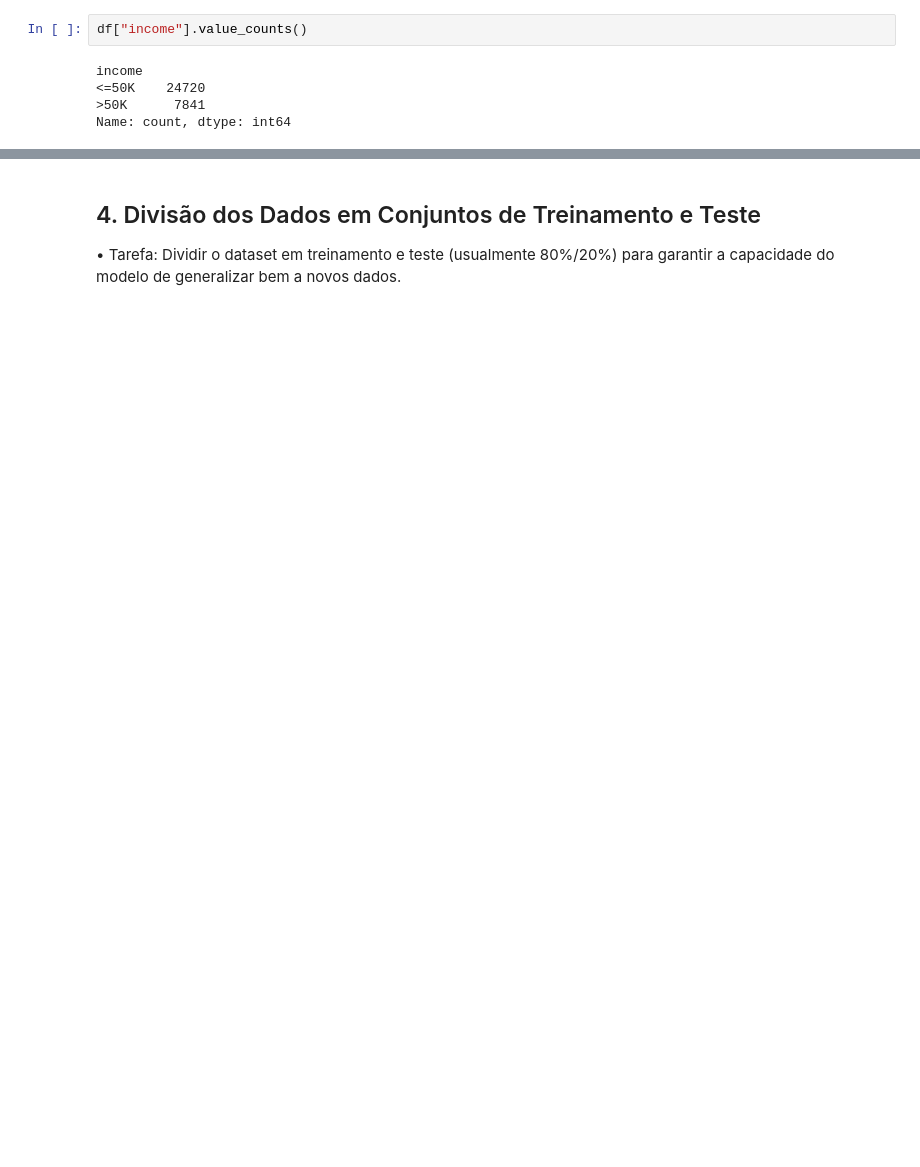
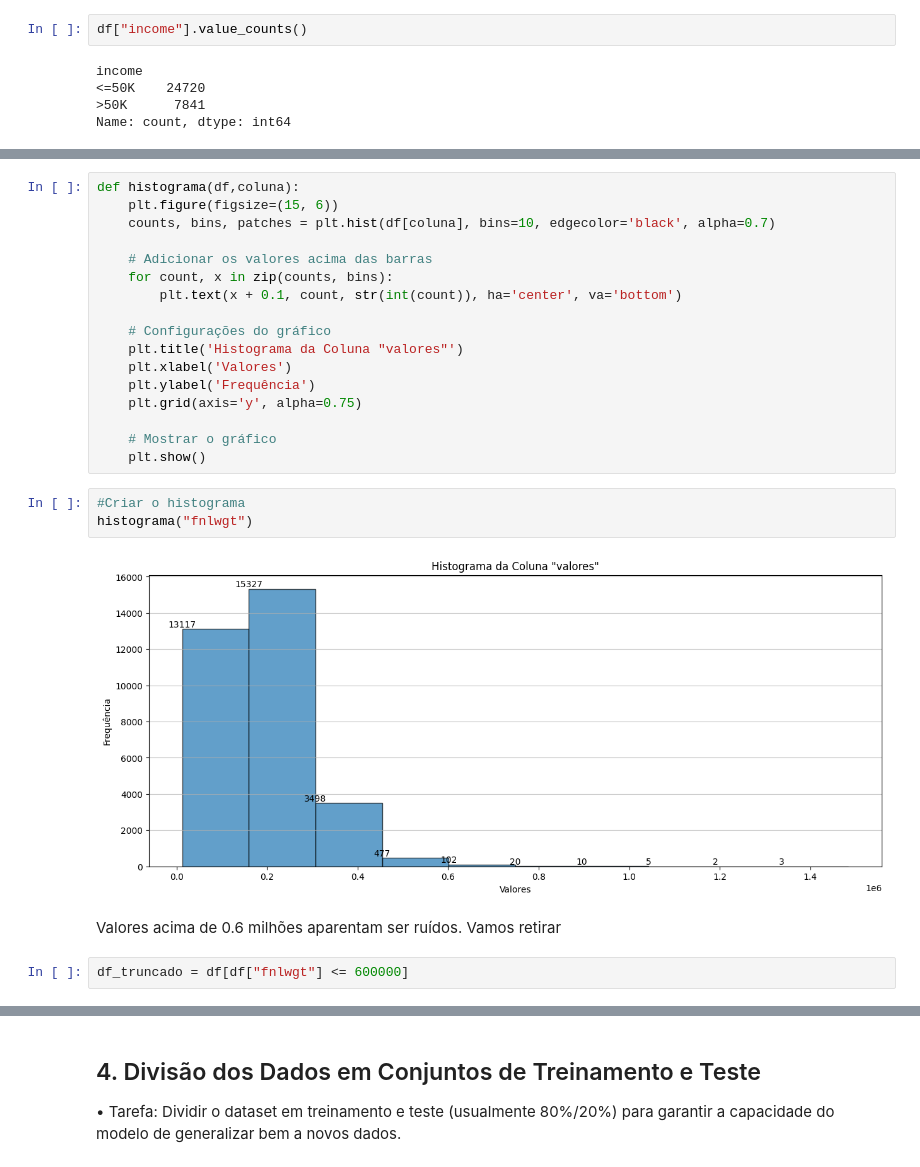
Before and after one commit to Jaquerida/adult_census, a Jupyter notebook: adult_census_income.ipynb, the cells around one changed output, grey strips where cells are left out. Cells and saved outputs as stored; diff of their text form; blank space fills up the shorter version.

```diff
--- a/adult_census_income.ipynb
+++ b/adult_census_income.ipynb
@@ -58,0 +163,26 @@ Name: count, dtype: int64
+# %%
+def histograma(df,coluna):
+    plt.figure(figsize=(15, 6))
+    counts, bins, patches = plt.hist(df[coluna], bins=10, edgecolor='black', alpha=0.7)
+
+    # Adicionar os valores acima das barras
+    for count, x in zip(counts, bins):
+        plt.text(x + 0.1, count, str(int(count)), ha='center', va='bottom')
+
+    # Configurações do gráfico
+    plt.title('Histograma da Coluna "valores"')
+    plt.xlabel('Valores')
+    plt.ylabel('Frequência')
+    plt.grid(axis='y', alpha=0.75)
+
+    # Mostrar o gráfico
+    plt.show()
+# %%
+#Criar o histograma
+histograma("fnlwgt")
+# %% [output]
+[figure, added]
+# %% [markdown]
+Valores acima de 0.6 milhões aparentam ser ruídos. Vamos retirar
+# %%
+df_truncado = df[df["fnlwgt"] <= 600000]
```
Also changed, not shown: parts of 42 cells of this notebook, 1 other file.
